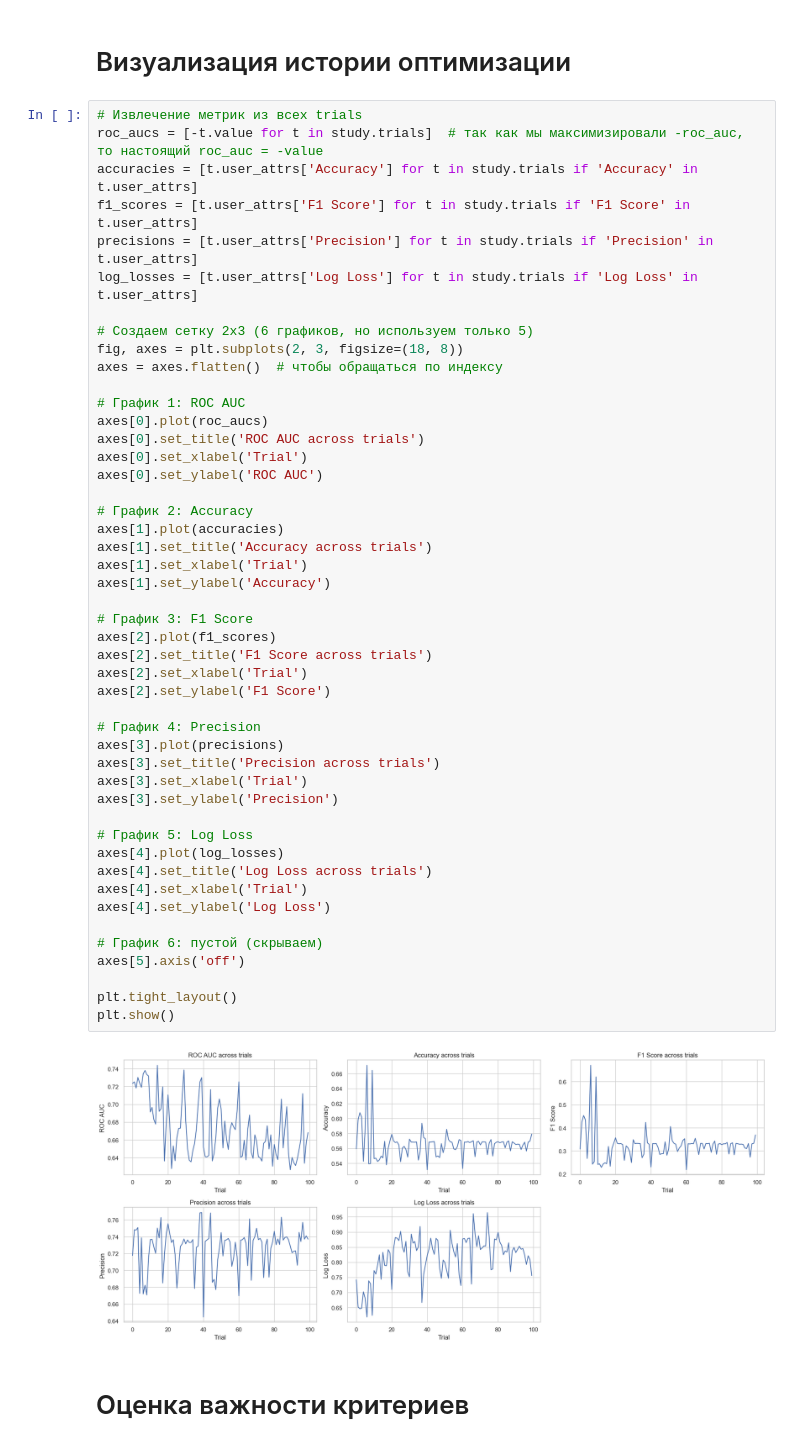
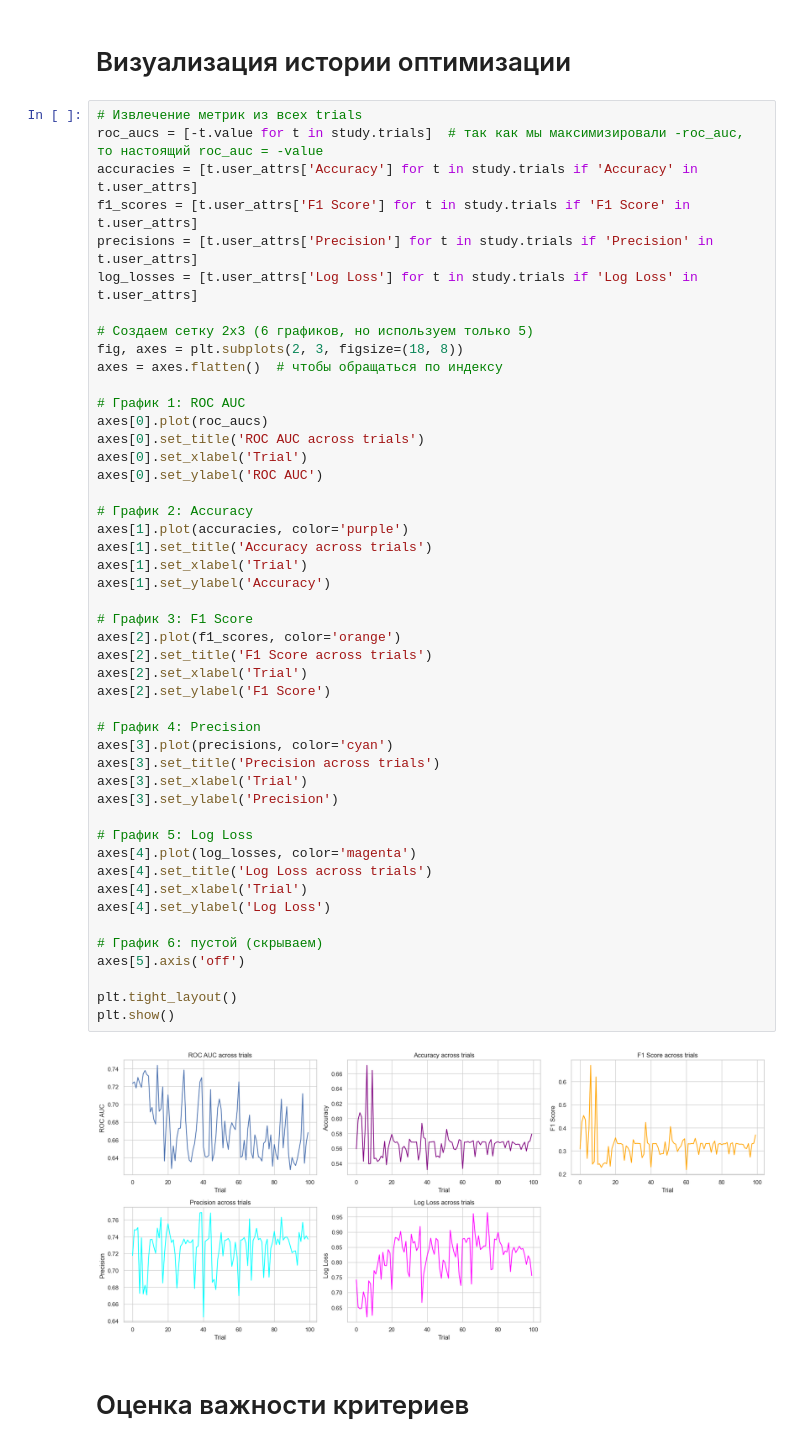
Before and after one commit to pentryyy/is-dev-labs, a Jupyter notebook: labs/3/is_dev_lab3_scenario.ipynb, the cells around one changed output. Cells and saved outputs as stored; diff of their text form.

```diff
--- a/labs/3/is_dev_lab3_scenario.ipynb
+++ b/labs/3/is_dev_lab3_scenario.ipynb
@@ -970,38 +970,38 @@ axes[0].plot(roc_aucs)
 axes[0].set_title('ROC AUC across trials')
 axes[0].set_xlabel('Trial')
 axes[0].set_ylabel('ROC AUC')
 
 # График 2: Accuracy
-axes[1].plot(accuracies)
+axes[1].plot(accuracies, color='purple')
 axes[1].set_title('Accuracy across trials')
 axes[1].set_xlabel('Trial')
 axes[1].set_ylabel('Accuracy')
 
 # График 3: F1 Score
-axes[2].plot(f1_scores)
+axes[2].plot(f1_scores, color='orange')
 axes[2].set_title('F1 Score across trials')
 axes[2].set_xlabel('Trial')
 axes[2].set_ylabel('F1 Score')
 
 # График 4: Precision
-axes[3].plot(precisions)
+axes[3].plot(precisions, color='cyan')
 axes[3].set_title('Precision across trials')
 axes[3].set_xlabel('Trial')
 axes[3].set_ylabel('Precision')
 
 # График 5: Log Loss
-axes[4].plot(log_losses)
+axes[4].plot(log_losses, color='magenta')
 axes[4].set_title('Log Loss across trials')
 axes[4].set_xlabel('Trial')
 axes[4].set_ylabel('Log Loss')
 
 # График 6: пустой (скрываем)
 axes[5].axis('off')
 
 plt.tight_layout()
 plt.show()
 # %% [output]
-[figure, old version]
+[figure, new version]
 # %% [markdown]
 # Оценка важности критериев
 # %%
```
